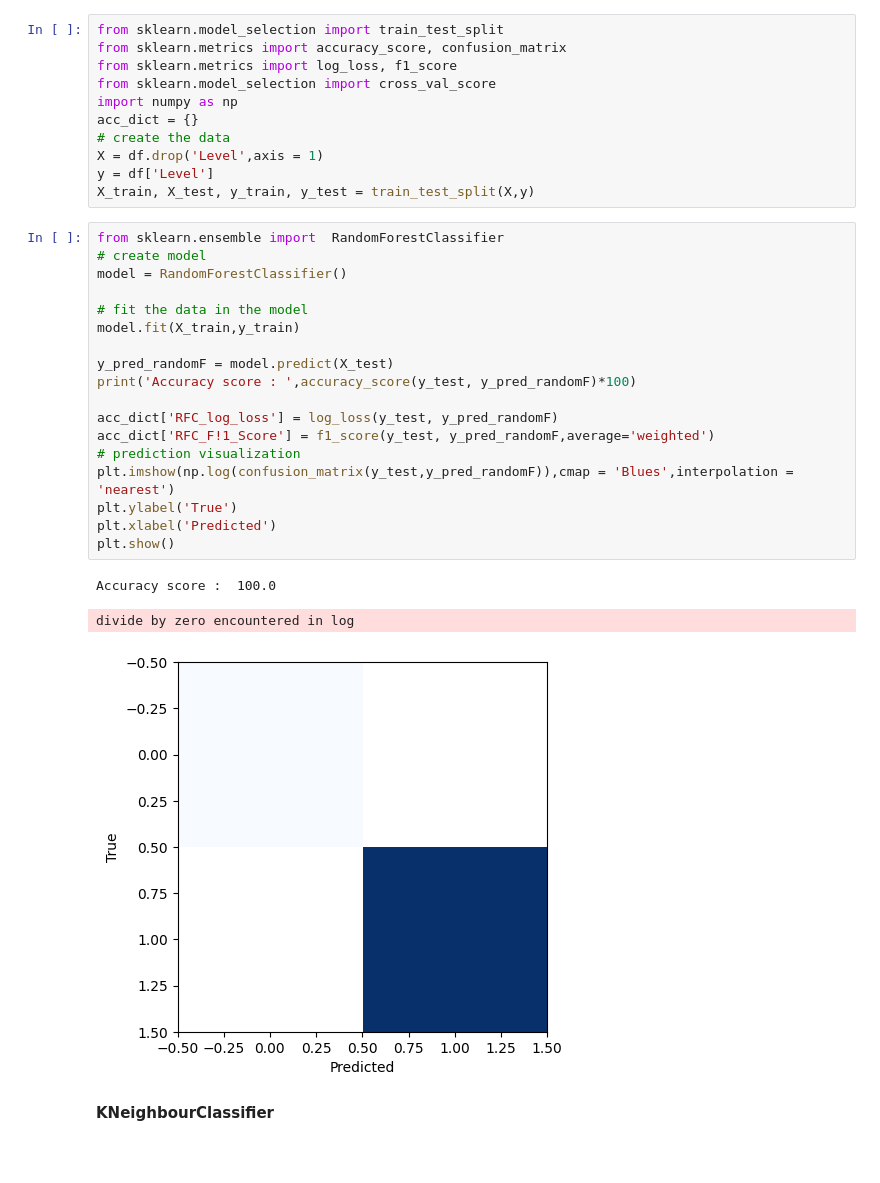
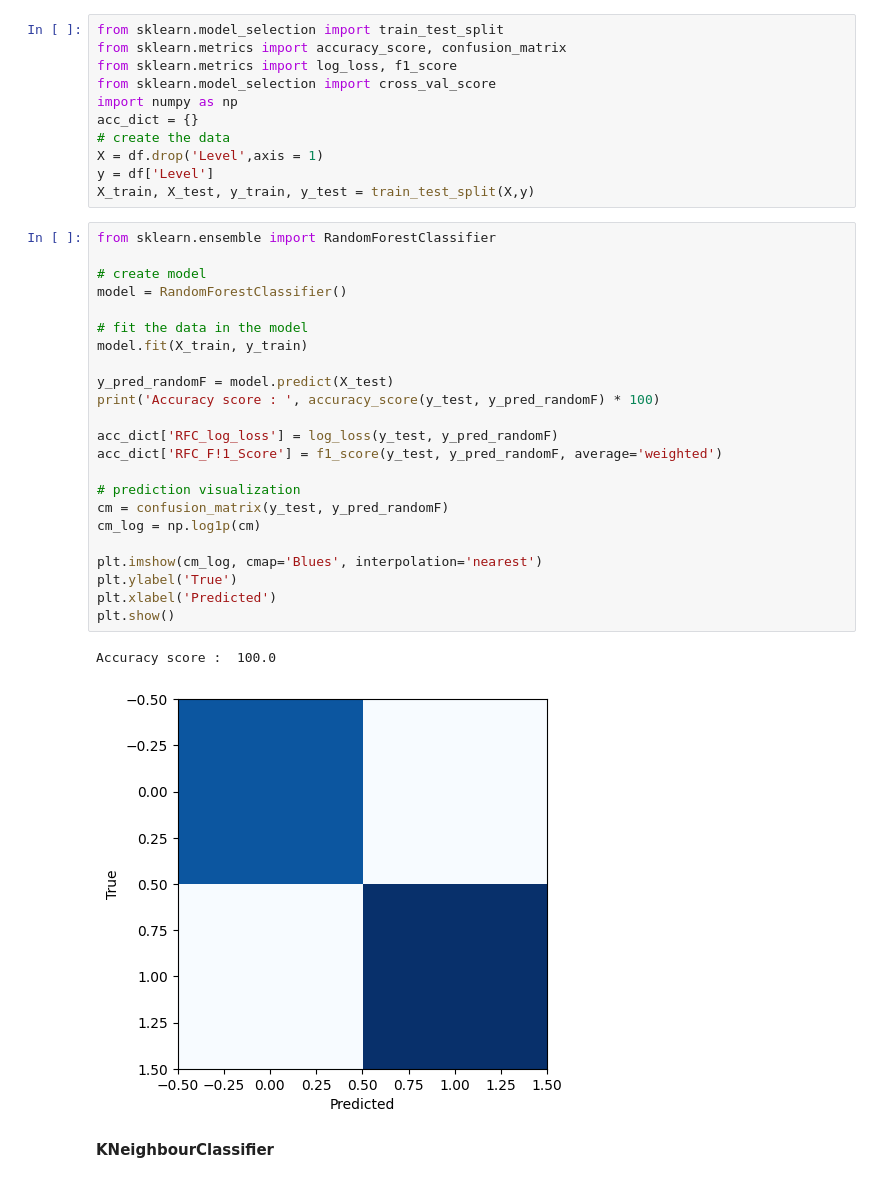
Before and after one commit to anshikabansal18/Cancer-prediction-in-early-stages, a Jupyter notebook: cancer_prediction_in_early_stages.ipynb, the cells around one changed output. Cells and saved outputs as stored; diff of their text form; blank space fills up the shorter version.

```diff
--- a/cancer_prediction_in_early_stages.ipynb
+++ b/cancer_prediction_in_early_stages.ipynb
@@ -262,27 +262,31 @@ X = df.drop('Level',axis = 1)
 y = df['Level']
 X_train, X_test, y_train, y_test = train_test_split(X,y)
 # %%
-from sklearn.ensemble import  RandomForestClassifier
+from sklearn.ensemble import RandomForestClassifier
+
 # create model
 model = RandomForestClassifier()
 
 # fit the data in the model
-model.fit(X_train,y_train)
+model.fit(X_train, y_train)
 
 y_pred_randomF = model.predict(X_test)
-print('Accuracy score : ',accuracy_score(y_test, y_pred_randomF)*100)
+print('Accuracy score : ', accuracy_score(y_test, y_pred_randomF) * 100)
 
 acc_dict['RFC_log_loss'] = log_loss(y_test, y_pred_randomF)
-acc_dict['RFC_F!1_Score'] = f1_score(y_test, y_pred_randomF,average='weighted')
+acc_dict['RFC_F!1_Score'] = f1_score(y_test, y_pred_randomF, average='weighted')
+
 # prediction visualization
-plt.imshow(np.log(confusion_matrix(y_test,y_pred_randomF)),cmap = 'Blues',interpolation = 'nearest')
+cm = confusion_matrix(y_test, y_pred_randomF)
+cm_log = np.log1p(cm)
+
+plt.imshow(cm_log, cmap='Blues', interpolation='nearest')
 plt.ylabel('True')
 plt.xlabel('Predicted')
 plt.show()
 # %% [output]
 Accuracy score :  100.0
-divide by zero encountered in log
-[figure, old version]
+[figure, new version]
 # %% [markdown]
 **KNeighbourClassifier**
 # %%
```
Also changed, not shown: parts of 6 cells of this notebook.
